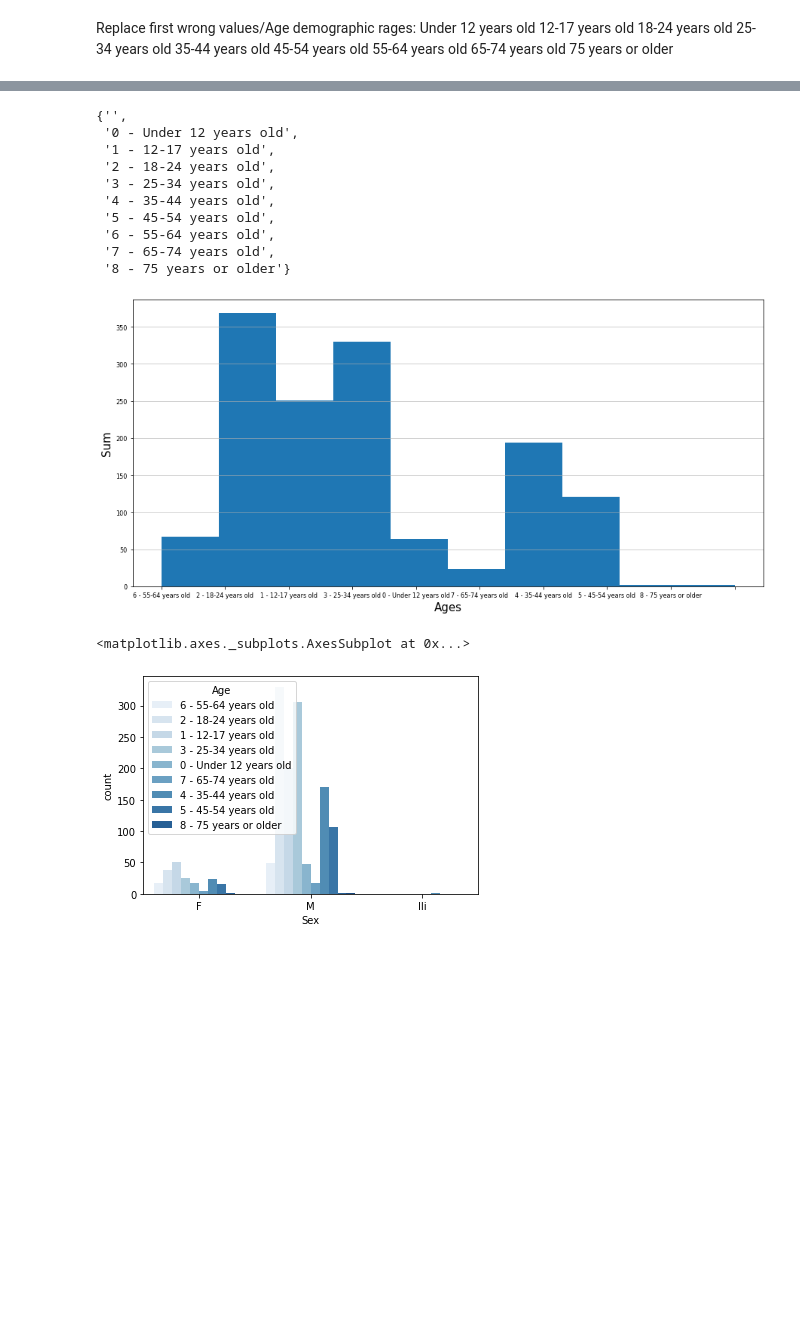
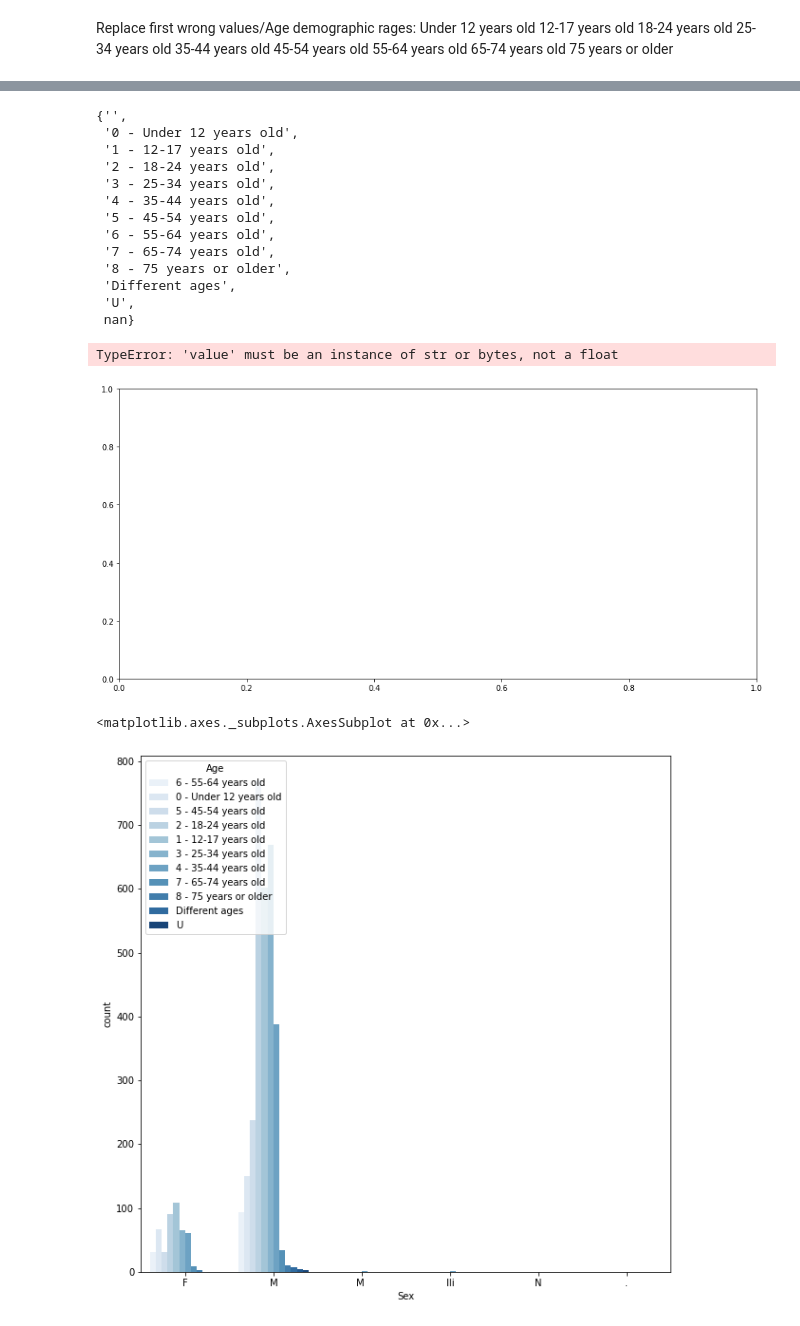
Before and after one commit to Ironhack-Data-Madrid-Febrero-2021/pandas-project, a Jupyter notebook: your-code/Untitled1.ipynb, the cells around one changed output, grey strips where cells are left out. Saved outputs shown, nothing was run; the diff lists cells and outputs as text; code cells hidden in the pictures; blank space fills up the shorter version.

```diff
--- a/your-code/Untitled1.ipynb
+++ b/your-code/Untitled1.ipynb
@@ -117,3 +135,5 @@ db.columns = db.columns.str.rstrip()
+# %%
+db.drop(columns = ["Case Number.1", "Case Number.2"], inplace = True)
 # %%
 #Unnamed: 22" and "Unnamed: 23" are mostly empty. Let's examine what they contain
 db['Unnamed: 22'].fillna(0, inplace=True)
@@ -146,0 +176,5 @@ db.drop(columns = ["Unnamed: 22", "Unnamed: 23"], inplace = True)
+# %%
+# Then assign this value to the dataset:
+db.at[3244, 'href formula'] = db.loc[3244]["href"]
+#checking everything it's correct now
+db[(db["href formula"] != db["href"]) & (db["href formula"]).isna()]["href"]
@@ -147,3 +194,5 @@ db.drop(columns = ["Unnamed: 22", "Unnamed: 23"], inplace = True)
+# %%
+db.drop(columns = ["href"], inplace = True)
 # %%
 #‘all’ : If all values are NA, drop that row or column.
 db = db.dropna(how='all')
@@ -235,4 +300,7 @@ set(db['Age'])
  '5 - 45-54 years old',
  '6 - 55-64 years old',
  '7 - 65-74 years old',
- '8 - 75 years or older'}
+ '8 - 75 years or older',
+ 'Different ages',
+ 'U',
+ nan}
@@ -241,15 +311,17 @@ plt.figure(figsize=[15,7])
 plt.hist(db['Age'])
 plt.xticks(fontsize=8)
 plt.yticks(fontsize=8)
-plt.xlabel('Ages',fontsize=15)
+plt.xlabel('Age',fontsize=15)
 plt.ylabel('Sum',fontsize=15)
 plt.grid(axis='y', alpha=0.75)
 # %% [output]
+TypeError: 'value' must be an instance of str or bytes, not a float
-[figure, old version]
+[figure, new version]
 # %%
+plt.figure(figsize=[10,10])
 sns.countplot(x=db.Sex,
               hue=db.Age,
               palette="Blues")
 # %% [output]
 <matplotlib.axes._subplots.AxesSubplot at 0x...>
-[figure, old version]
+[figure, new version]
```
Also changed, not shown: parts of 83 cells of this notebook, 3 other files.
